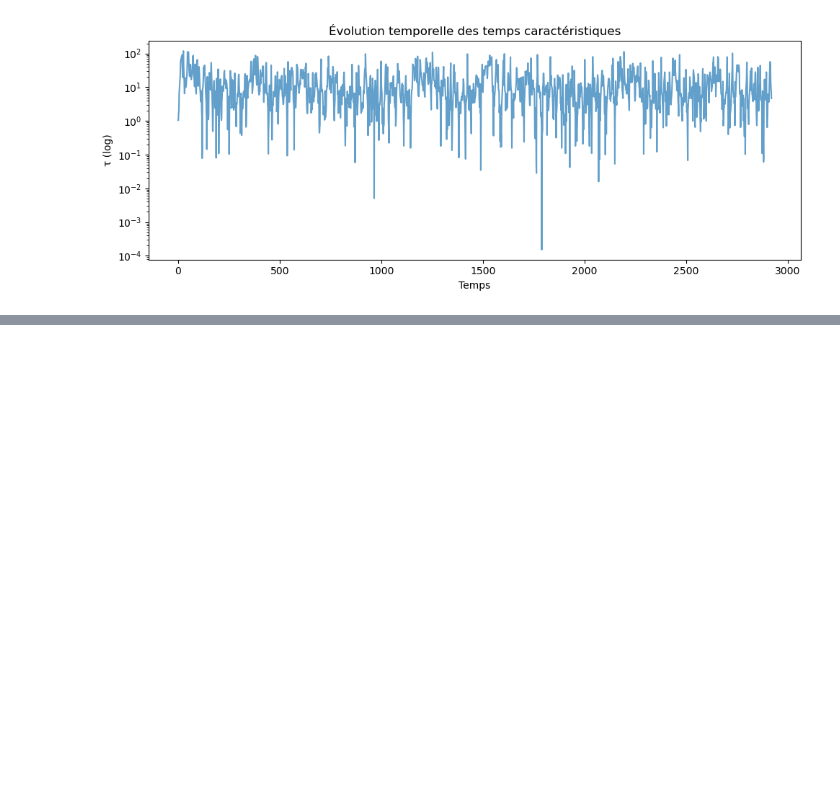
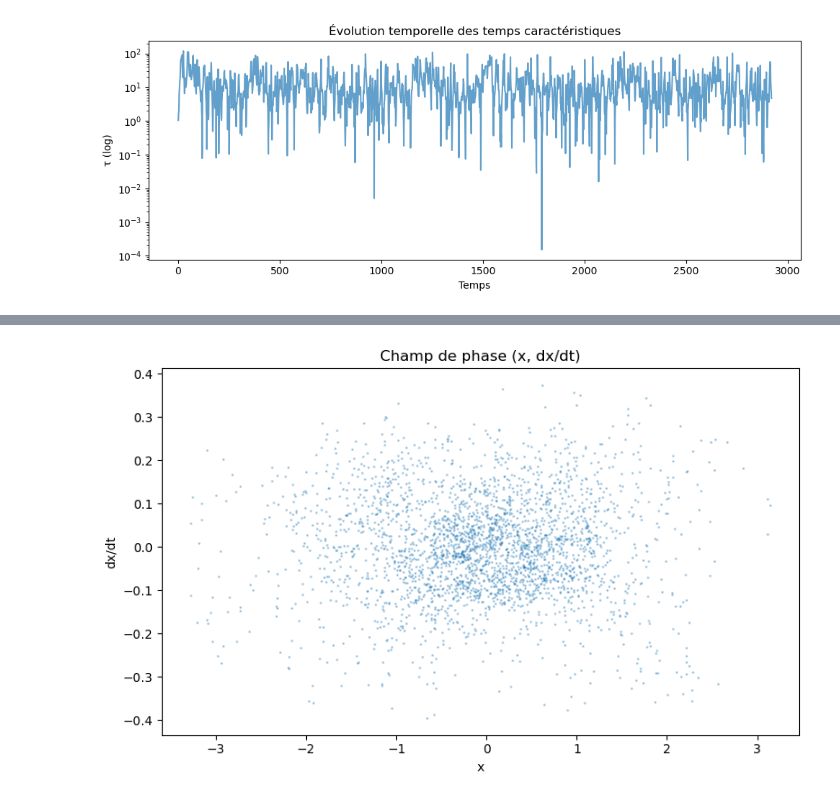
Before and after one commit to mkkuu/EnglishChannelSSTSciML, a Jupyter notebook: notebooks/preTreatment/16dynamicDiagnostic.ipynb, the cells around one changed output, grey strips where cells are left out. Drawn from its saved outputs; the diff is of its cells as text; code cells hidden in the pictures; blank space fills up the shorter version.

```diff
--- a/notebooks/preTreatment/16dynamicDiagnostic.ipynb
+++ b/notebooks/preTreatment/16dynamicDiagnostic.ipynb
@@ -109,8 +113,24 @@ Comparons avec la forme d'une dérivation "régularisée" comme le filtre de Sav
 windowLength = 21 # Must be odd and greater than polyorder
 polyorder = 3 # Polynomial order used for the local fitting
 
-dxDtSg = savgol_filter(
-    x,
+dxDtSg0 = savgol_filter(
+    x0,
+    window_length=windowLength,
+    polyorder=polyorder,
+    deriv=1,
+    delta=dt,
+)
+
+dxDtSg1 = savgol_filter(
+    x1,
+    window_length=windowLength,
+    polyorder=polyorder,
+    deriv=1,
+    delta=dt,
+)
+
+dxDtSg2 = savgol_filter(
+    x2,
     window_length=windowLength,
     polyorder=polyorder,
     deriv=1,
@@ -120,8 +140,8 @@ dxDtSg = savgol_filter(
 tSg = t # Same length as original signal (time steps are unchanged)
 
 plt.figure(figsize=(10, 4))
-plt.plot(tFd, dxDtFd, label="Différences finies centrées", alpha=0.7)
-plt.plot(tSg, dxDtSg, label="Savitzky–Golay", alpha=0.7)
+plt.plot(tFd, dxDtFd0, label="Différences finies centrées", alpha=0.7)
+plt.plot(tSg, dxDtSg0, label="Savitzky–Golay", alpha=0.7)
 plt.xlabel("Time")
 plt.ylabel("dx/dt")
 plt.title("Comparaison des dérivées numériques")
@@ -213,21 +233,24 @@ Sans trop rentrer dans les détails, ce que l'on veut c'est que notre champs de
 
 Si on commence par juste observer les histogrammes des classes primaires de notre vecteur, ce que l'on attend de voir ce sont des distributions où l'ordre de grandeur de la masse structurante décroît naturellement, ni trop longuement et ni trop brusquement.
 # %%
-dxDt = dxDtSg
-d2xDt2 = np.gradient(dxDt, dt)
+dxDt0 = dxDtSg0
+d2xDt2 = np.gradient(dxDt0, dt)
+
+dxDt1 = dxDtSg1
+dxDt2 = dxDtSg2
 
 # Reminder : x is a 1D array of shape (nTimeSteps,) because we selected only the first mode (modeId = 0)
 
 plt.figure(figsize=(15, 4))
 
 plt.subplot(1, 3, 1)
-plt.hist(np.abs(x), bins=50, log=True)
+plt.hist(np.abs(x0), bins=50, log=True)
 plt.xlabel("|x|")
 plt.ylabel("Fréquence (log)")
 plt.title("Distribution de |x|")
 
 plt.subplot(1, 3, 2)
-plt.hist(np.abs(dxDt), bins=50, log=True)
+plt.hist(np.abs(dxDt0), bins=50, log=True)
 plt.xlabel("|dx/dt|")
 plt.title("Distribution de |dx/dt|")
 
@@ -455,0 +489,10 @@ Jusqu'ici nous avions regardé des séries temporelles, des dérivées ou des é
+# %%
+plt.figure(figsize=(8, 5))
+plt.scatter(x0, dxDt0, s=1, alpha=0.3)
+plt.xlabel("x")
+plt.ylabel("dx/dt")
+plt.title("Champ de phase (x, dx/dt) - PC mode 0")
+plt.tight_layout()
+plt.show()
+# %% [output]
+[figure, added]
```
Also changed, not shown: parts of 13 cells of this notebook.
